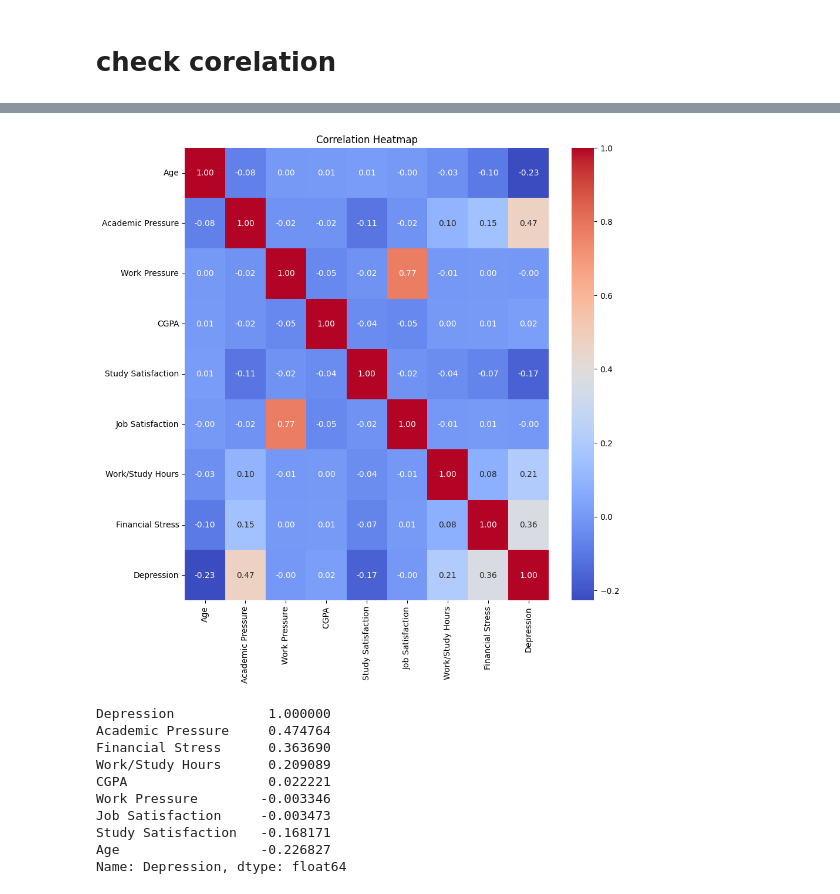
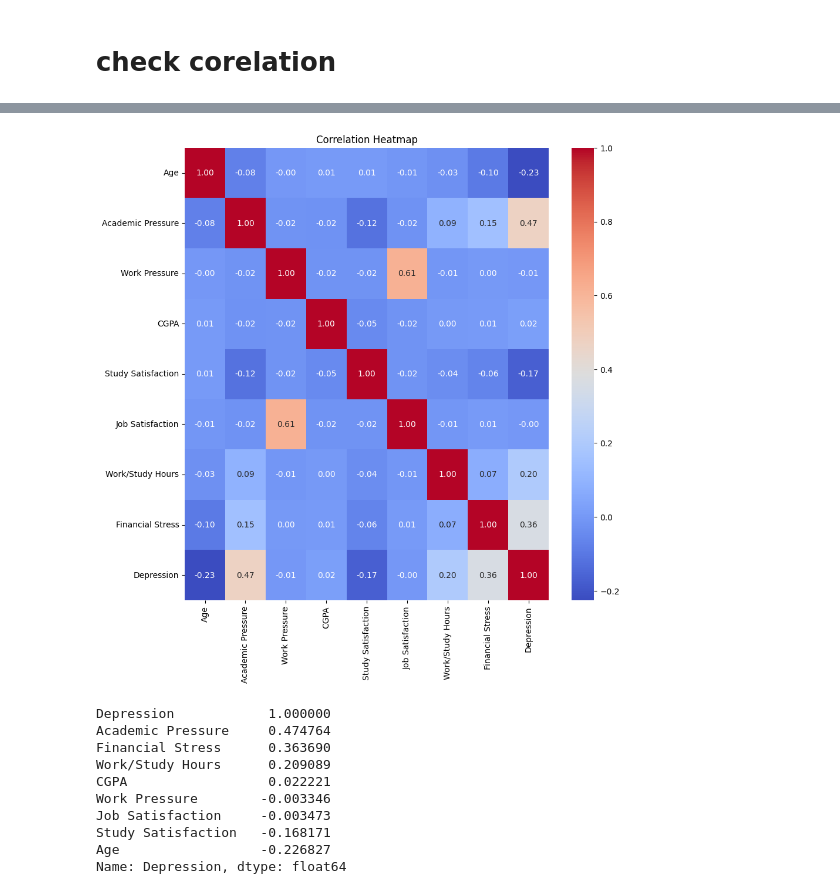
Before and after one commit to riyan-cyber333/students-depression-level-prediction, a Jupyter notebook: ml_project.ipynb, the cells around one changed output, grey strips where cells are left out. Saved outputs shown, nothing was run; the diff lists cells and outputs as text; code cells hidden in the pictures.

```diff
--- a/ml_project.ipynb
+++ b/ml_project.ipynb
@@ -521,13 +521,13 @@ df.corr(numeric_only=True)
 # %%
 import seaborn as sns
 import matplotlib.pyplot as plt
 
 plt.figure(figsize=(10,10))
-sns.heatmap(df.corr(numeric_only=True),annot=True, cmap="coolwarm", fmt=".2f")
+sns.heatmap(df.corr(numeric_only=True,method="spearman"),annot=True, cmap="coolwarm", fmt=".2f")
 plt.title("Correlation Heatmap")
 plt.show()
 # %% [output]
-[figure, old version]
+[figure, new version]
 # %%
 df.corr(numeric_only=True)["Depression"].sort_values(ascending=False)
 # %% [output]
```
Also changed, not shown: parts of 5 cells of this notebook.
